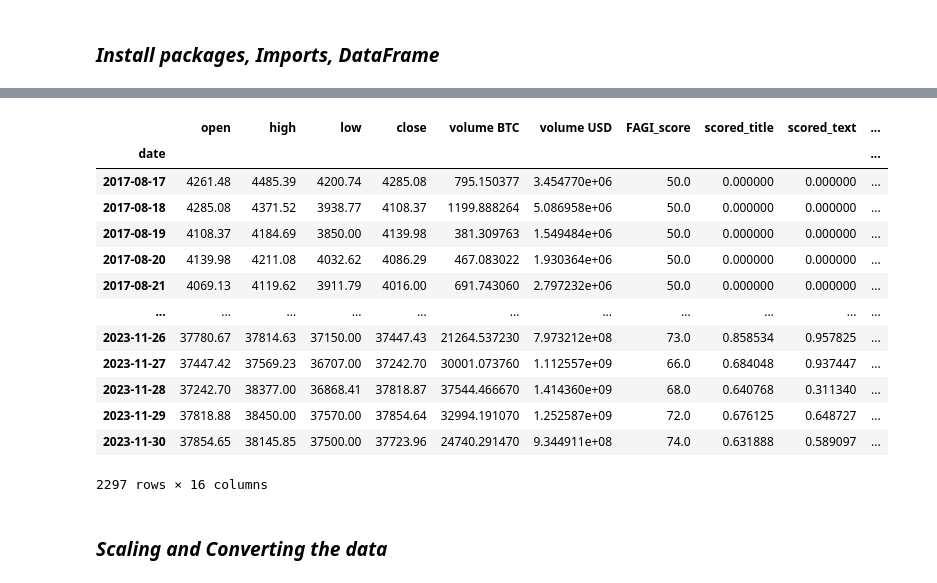
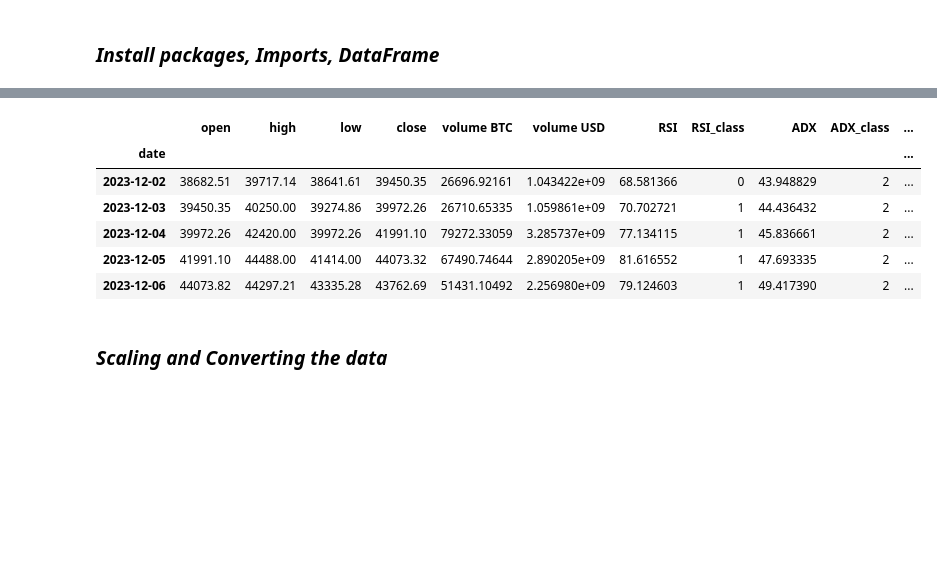
Before and after one commit to E-Brown96/crypto_market_assistant, a Jupyter notebook: notebooks/notebook_edwin.ipynb, the cells around one changed output, grey strips where cells are left out. Saved outputs shown, nothing was run; the diff lists cells and outputs as text; code cells hidden in the pictures; blank space fills up the shorter version.

```diff
--- a/notebooks/notebook_edwin.ipynb
+++ b/notebooks/notebook_edwin.ipynb
@@ -62,3 +80,3 @@ from crypto_assist.data_preprocess import preprocessor_not_scaled
 # %%
-df = preprocessor_not_scaled('BTCUSDT_daily_Binance.csv','final_text_df.csv','social_number_data.csv','FearAndGreedIndex.csv')
+df = preprocessor_not_scaled('BTCUSDT_daily.csv','final_text_df.csv','social_number_data.csv','FearAndGreedIndex.csv')
 # %% [output]
@@ -84,19 +102,12 @@ df.index = pd.to_datetime(df.date)
 # %%
 df.drop(columns="date",inplace=True)
 # %%
-df
+df.tail()
 # %% [output]
-|  | open | high | low | close | volume BTC | volume USD | FAGI_score | scored_title | scored_text | ... |
-| date |  |  |  |  |  |  |  |  |  | ... |
-| 2017-08-17 | 4261.48 | 4485.39 | 4200.74 | 4285.08 | 795.150377 | 3.454770e+06 | 50.0 | 0.000000 | 0.000000 | ... |
-| 2017-08-18 | 4285.08 | 4371.52 | 3938.77 | 4108.37 | 1199.888264 | 5.086958e+06 | 50.0 | 0.000000 | 0.000000 | ... |
-| 2017-08-19 | 4108.37 | 4184.69 | 3850.00 | 4139.98 | 381.309763 | 1.549484e+06 | 50.0 | 0.000000 | 0.000000 | ... |
-| 2017-08-20 | 4139.98 | 4211.08 | 4032.62 | 4086.29 | 467.083022 | 1.930364e+06 | 50.0 | 0.000000 | 0.000000 | ... |
-| 2017-08-21 | 4069.13 | 4119.62 | 3911.79 | 4016.00 | 691.743060 | 2.797232e+06 | 50.0 | 0.000000 | 0.000000 | ... |
-| ... | ... | ... | ... | ... | ... | ... | ... | ... | ... | ... |
-| 2023-11-26 | 37780.67 | 37814.63 | 37150.00 | 37447.43 | 21264.537230 | 7.973212e+08 | 73.0 | 0.858534 | 0.957825 | ... |
-| 2023-11-27 | 37447.42 | 37569.23 | 36707.00 | 37242.70 | 30001.073760 | 1.112557e+09 | 66.0 | 0.684048 | 0.937447 | ... |
-| 2023-11-28 | 37242.70 | 38377.00 | 36868.41 | 37818.87 | 37544.466670 | 1.414360e+09 | 68.0 | 0.640768 | 0.311340 | ... |
-| 2023-11-29 | 37818.88 | 38450.00 | 37570.00 | 37854.64 | 32994.191070 | 1.252587e+09 | 72.0 | 0.676125 | 0.648727 | ... |
-| 2023-11-30 | 37854.65 | 38145.85 | 37500.00 | 37723.96 | 24740.291470 | 9.344911e+08 | 74.0 | 0.631888 | 0.589097 | ... |
+|  | open | high | low | close | volume BTC | volume USD | RSI | RSI_class | ADX | ADX_class | ... |
+| date |  |  |  |  |  |  |  |  |  |  | ... |
+| 2023-12-02 | 38682.51 | 39717.14 | 38641.61 | 39450.35 | 26696.92161 | 1.043422e+09 | 68.581366 | 0 | 43.948829 | 2 | ... |
+| 2023-12-03 | 39450.35 | 40250.00 | 39274.86 | 39972.26 | 26710.65335 | 1.059861e+09 | 70.702721 | 1 | 44.436432 | 2 | ... |
+| 2023-12-04 | 39972.26 | 42420.00 | 39972.26 | 41991.10 | 79272.33059 | 3.285737e+09 | 77.134115 | 1 | 45.836661 | 2 | ... |
+| 2023-12-05 | 41991.10 | 44488.00 | 41414.00 | 44073.32 | 67490.74644 | 2.890205e+09 | 81.616552 | 1 | 47.693335 | 2 | ... |
+| 2023-12-06 | 44073.82 | 44297.21 | 43335.28 | 43762.69 | 51431.10492 | 2.256980e+09 | 79.124603 | 1 | 49.417390 | 2 | ... |
-2297 rows × 16 columns
```
Also changed, not shown: parts of 25 cells of this notebook.
